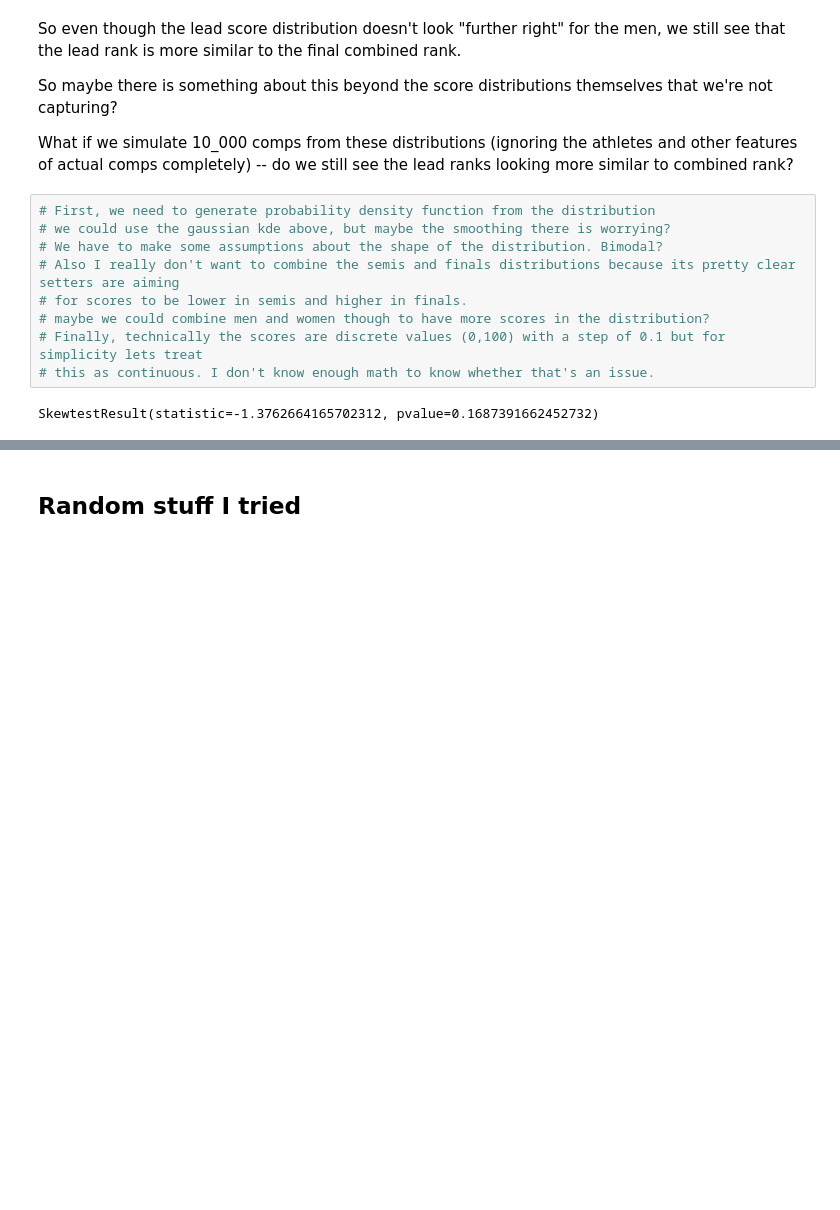
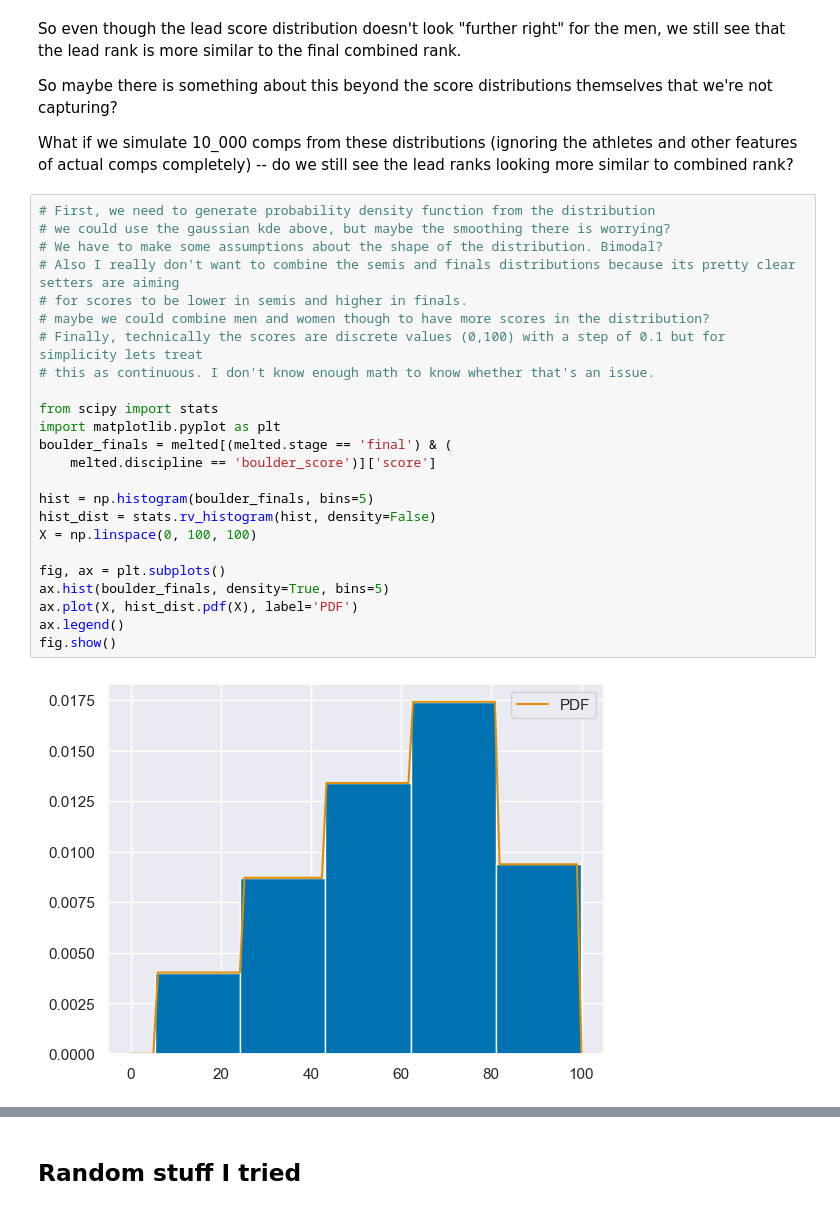
Before and after one commit to mlauter/compclimbingstats, a Jupyter notebook: leadadvantage.ipynb, the cells around one changed output, grey strips where cells are left out. Cells and saved outputs as stored; diff of their text form; blank space fills up the shorter version.

```diff
--- a/leadadvantage.ipynb
+++ b/leadadvantage.ipynb
@@ -710,11 +710,26 @@ What if we simulate 10_000 comps from these distributions (ignoring the athletes
 # %%
 # First, we need to generate probability density function from the distribution
 # we could use the gaussian kde above, but maybe the smoothing there is worrying?
 # We have to make some assumptions about the shape of the distribution. Bimodal?
 # Also I really don't want to combine the semis and finals distributions because its pretty clear setters are aiming
 # for scores to be lower in semis and higher in finals.
 # maybe we could combine men and women though to have more scores in the distribution?
 # Finally, technically the scores are discrete values (0,100) with a step of 0.1 but for simplicity lets treat
 # this as continuous. I don't know enough math to know whether that's an issue.
+
+from scipy import stats
+import matplotlib.pyplot as plt
+boulder_finals = melted[(melted.stage == 'final') & (
+    melted.discipline == 'boulder_score')]['score']
+
+hist = np.histogram(boulder_finals, bins=5)
+hist_dist = stats.rv_histogram(hist, density=False)
+X = np.linspace(0, 100, 100)
+
+fig, ax = plt.subplots()
+ax.hist(boulder_finals, density=True, bins=5)
+ax.plot(X, hist_dist.pdf(X), label='PDF')
+ax.legend()
+fig.show()
 # %% [output]
-SkewtestResult(statistic=-1.3762664165702312, pvalue=0.1687391662452732)
+[figure, added]
```
Also changed, not shown: parts of 1 cell of this notebook.
